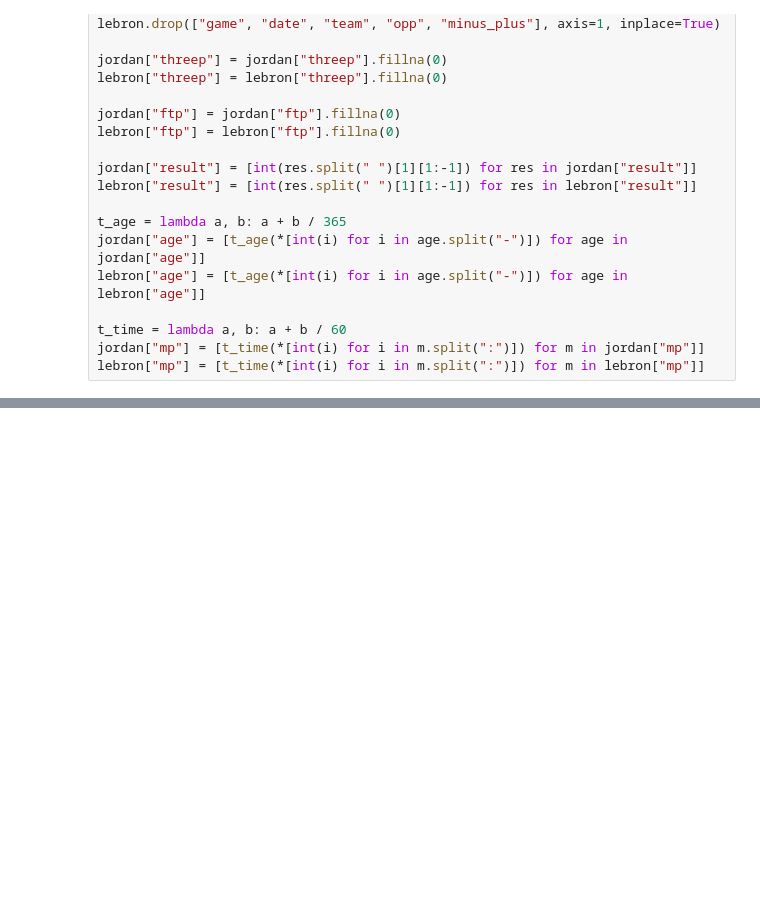
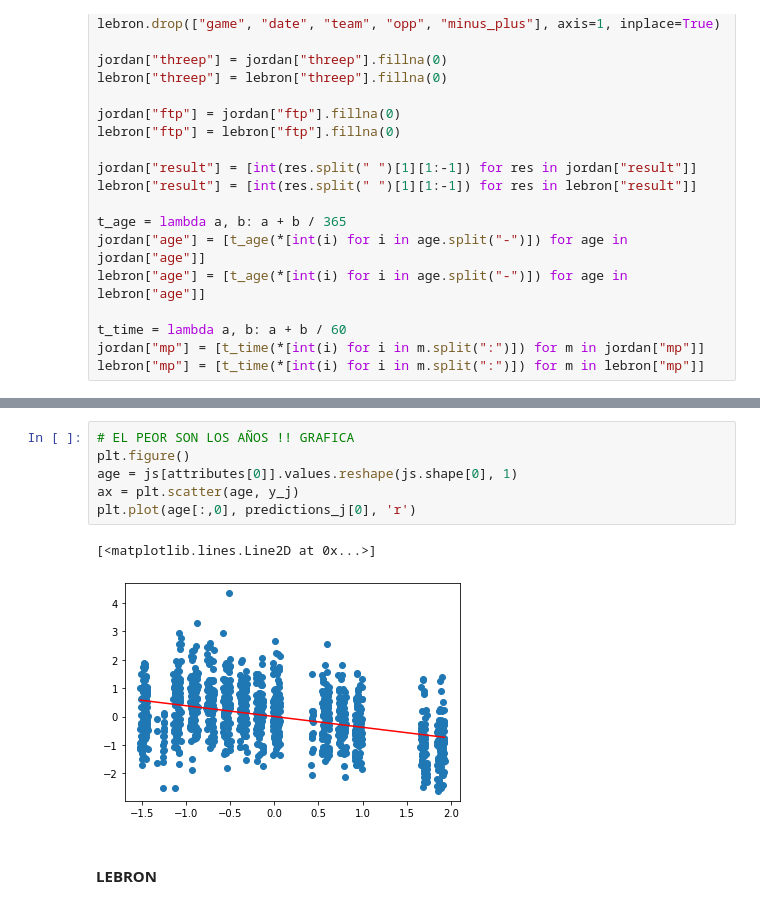
Before and after one commit to Marc-Con-C/Lebron-VS-Jordan, a Jupyter notebook: linear_regresions.ipynb, the cells around one changed output, grey strips where cells are left out. Saved outputs shown, nothing was run; the diff lists cells and outputs as text; blank space fills up the shorter version.

```diff
--- a/linear_regresions.ipynb
+++ b/linear_regresions.ipynb
@@ -228,0 +402,11 @@ Text(0, 0.5, 'Predicted game_score')
+# %%
+# EL PEOR SON LOS AÑOS !! GRAFICA
+plt.figure()
+age = js[attributes[0]].values.reshape(js.shape[0], 1)
+ax = plt.scatter(age, y_j)
+plt.plot(age[:,0], predictions_j[0], 'r')
+# %% [output]
+[<matplotlib.lines.Line2D at 0x...>]
+[figure, added]
+# %% [markdown]
+#### LEBRON
```
Also changed, not shown: parts of 40 cells of this notebook.
